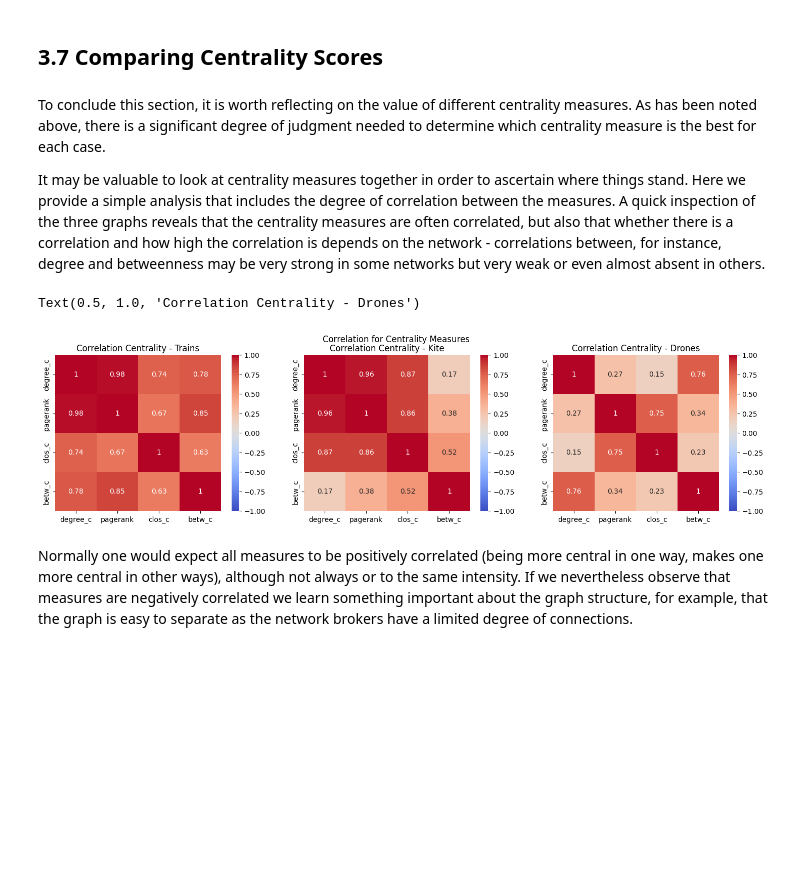
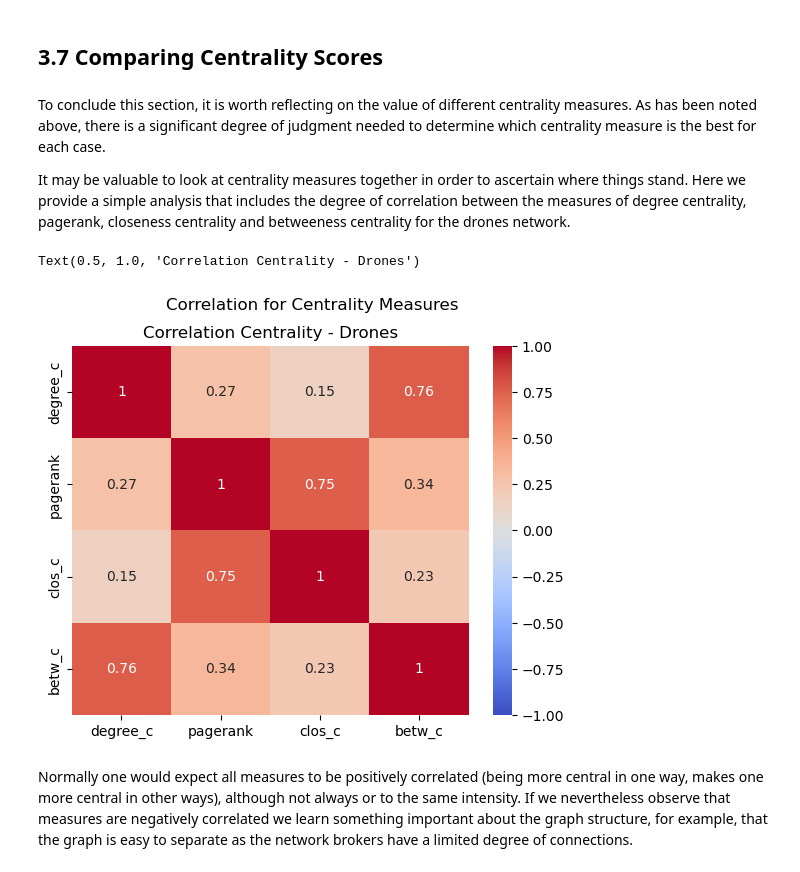
Before and after one commit to maastrichtlawtech/legal-network-textbook, a Jupyter notebook: public/notebooks/Chapter_3_Centrality.ipynb, the cells around one changed output. Drawn from its saved outputs; the diff is of its cells as text; code cells hidden in the pictures; blank space fills up the shorter version.

```diff
--- a/public/notebooks/Chapter_3_Centrality.ipynb
+++ b/public/notebooks/Chapter_3_Centrality.ipynb
@@ -1449,65 +1443,30 @@ resdf_drones_trimmed.sort_values("hubs_norm", ascending=False)
 # %% [markdown]
 To conclude this section, it is worth reflecting on the value of different centrality measures. As has been noted above, there is a significant degree of judgment needed to determine which centrality measure is the best for each case.
 
-It may be valuable to look at centrality measures together in order to ascertain where things stand. Here we provide a simple analysis that includes the degree of correlation between the measures. A quick inspection of the three graphs reveals that the centrality measures are often correlated, but also that whether there is a correlation and how high the correlation is depends on the network - correlations between, for instance, degree and betweenness may be very strong in some networks but very weak or even almost absent in others.
+It may be valuable to look at centrality measures together in order to ascertain where things stand. Here we provide a simple analysis that includes the degree of correlation between the measures of degree centrality, pagerank, closeness centrality and betweeness centrality for the drones network.
 # %%
-# Centrality Measures for Trains
-results_trains = []
-for i in [nx.degree_centrality, nx.pagerank, nx.closeness_centrality, nx.betweenness_centrality]:
-    res = i(g_trains)
-    results_trains.append(res)
-
-comparision_trains = pd.DataFrame({
-    "nodes": results_trains[0].keys(),
-    "degree_c": results_trains[0].values(),
-    "pagerank": results_trains[1].values(),
-    "clos_c": results_trains[2].values(),
-    "betw_c": results_trains[3].values()
-})
-comparision_trains.set_index("nodes", inplace=True)
-
-# Centrality Measures for Kite
-results_kite = []
-for i in [nx.degree_centrality, nx.pagerank, nx.closeness_centrality, nx.betweenness_centrality]:
-    res = i(g_kite)
-    results_kite.append(res)
-
-comparision_kite = pd.DataFrame({
-    "nodes": results_kite[0].keys(),
-    "degree_c": results_kite[0].values(),
-    "pagerank": results_kite[1].values(),
-    "clos_c": results_kite[2].values(),
-    "betw_c": results_kite[3].values()
-})
-comparision_kite.set_index("nodes", inplace=True)
 
 # Centrality Measures for Drones
 results_drones = []
 for i in [nx.degree_centrality, nx.pagerank, nx.closeness_centrality, nx.betweenness_centrality]:
-    res = i(g_drones2)
+    res = i(g_drones)
     results_drones.append(res)
 
 comparision_drones = pd.DataFrame({
     "nodes": results_drones[0].keys(),
     "degree_c": results_drones[0].values(),
     "pagerank": results_drones[1].values(),
     "clos_c": results_drones[2].values(),
     "betw_c": results_drones[3].values()
 })
 comparision_drones.set_index("nodes", inplace=True)
 
 # Plotting
-fig, ax = plt.subplots(1, 3, figsize=[18, 4])  # Adjusted to accommodate three subplots
 plt.suptitle("Correlation for Centrality Measures")
 
-sns.heatmap(comparision_trains.corr(), annot=True, vmin=-1, vmax=1, cmap="coolwarm", ax=ax[0])
-ax[0].set_title("Correlation Centrality - Trains")
-sns.heatmap(comparision_kite.corr(), annot=True, vmin=-1, vmax=1, cmap="coolwarm", ax=ax[1])
-ax[1].set_title("Correlation Centrality - Kite")
-sns.heatmap(comparision_drones.corr(), annot=True, vmin=-1, vmax=1, cmap="coolwarm", ax=ax[2])
-ax[2].set_title("Correlation Centrality - Drones")
+sns.heatmap(comparision_drones.corr(), annot=True, vmin=-1, vmax=1, cmap="coolwarm").set_title("Correlation Centrality - Drones")
 # %% [output]
 Text(0.5, 1.0, 'Correlation Centrality - Drones')
-[figure, old version]
+[figure, new version]
 # %% [markdown]
 Normally one would expect all measures to be positively correlated (being more central in one way, makes one more central in other ways), although not always or to the same intensity. If we nevertheless observe that measures are negatively correlated we learn something important about the graph structure, for example, that the graph is easy to separate as the network brokers have a limited degree of connections.
```
Also changed, not shown: parts of 7 cells of this notebook.
